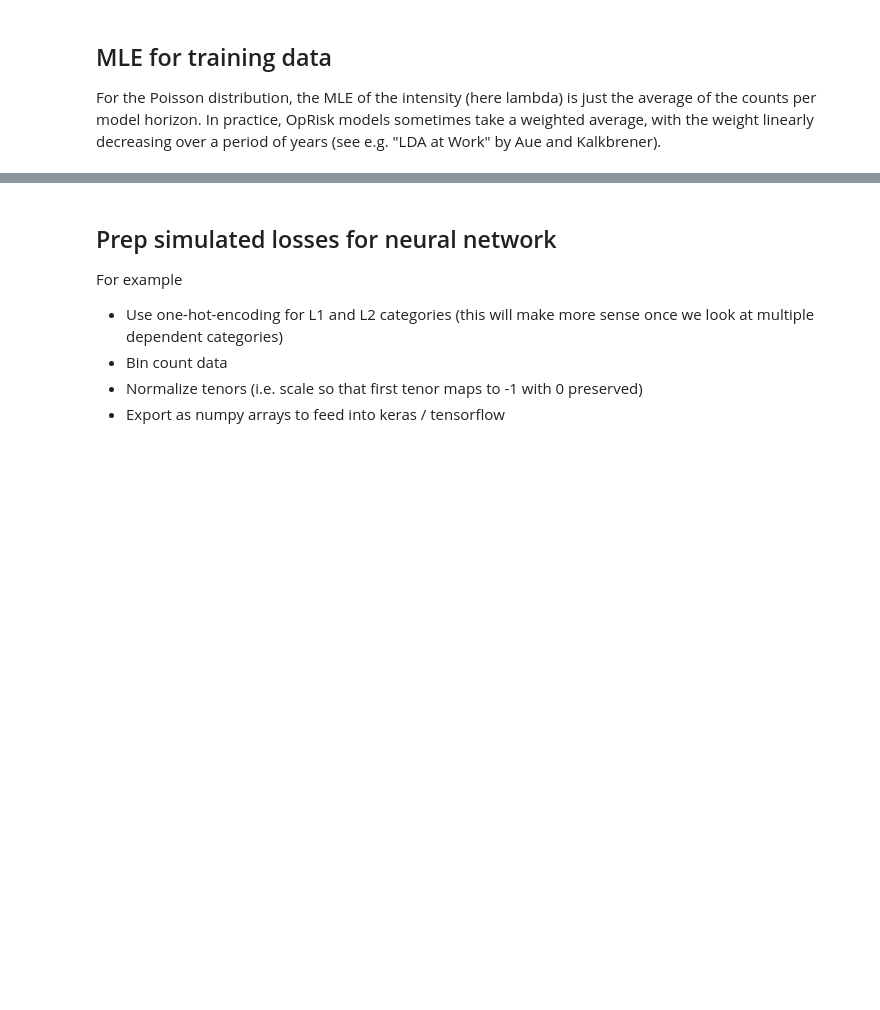
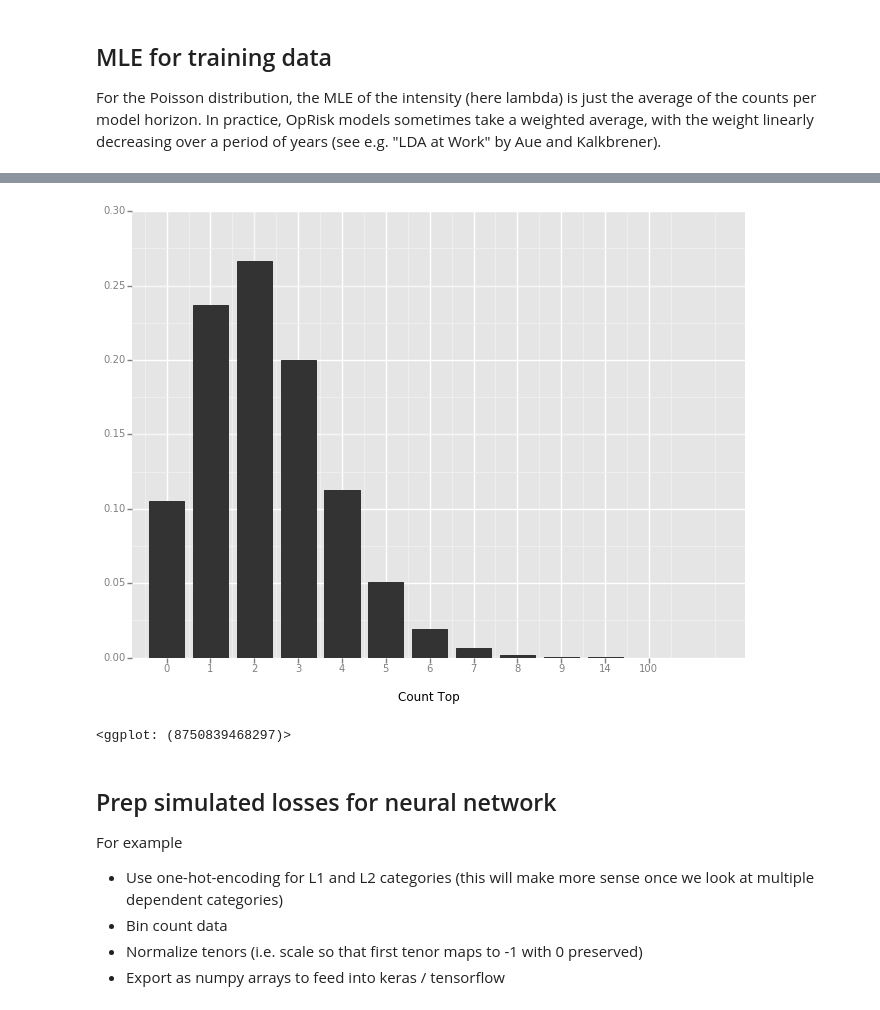
Before and after one commit to munichpavel/oprisklearning, a Jupyter notebook: risklearning_demo.ipynb, the cells around one changed output, grey strips where cells are left out. Cells and saved outputs as stored; diff of their text form; code cells hidden in the pictures; blank space fills up the shorter version.

```diff
--- a/risklearning_demo.ipynb
+++ b/risklearning_demo.ipynb
@@ -78,3 +81,11 @@ mle_probs.transpose()
+# %%
+mle_probs_vals = list(mle_probs.Probs)
+# Visualize pdf (w.r.t. bins)
+print gg.ggplot(mle_probs, gg.aes(x='Count Top',weight='Probs')) \
+    + gg.geom_bar()
+# %% [output]
+[figure, added]
+<ggplot: (8750839468297)>
 # %% [markdown]
 ## Prep simulated losses for neural network
 
```
Also changed, not shown: parts of 10 cells of this notebook.
